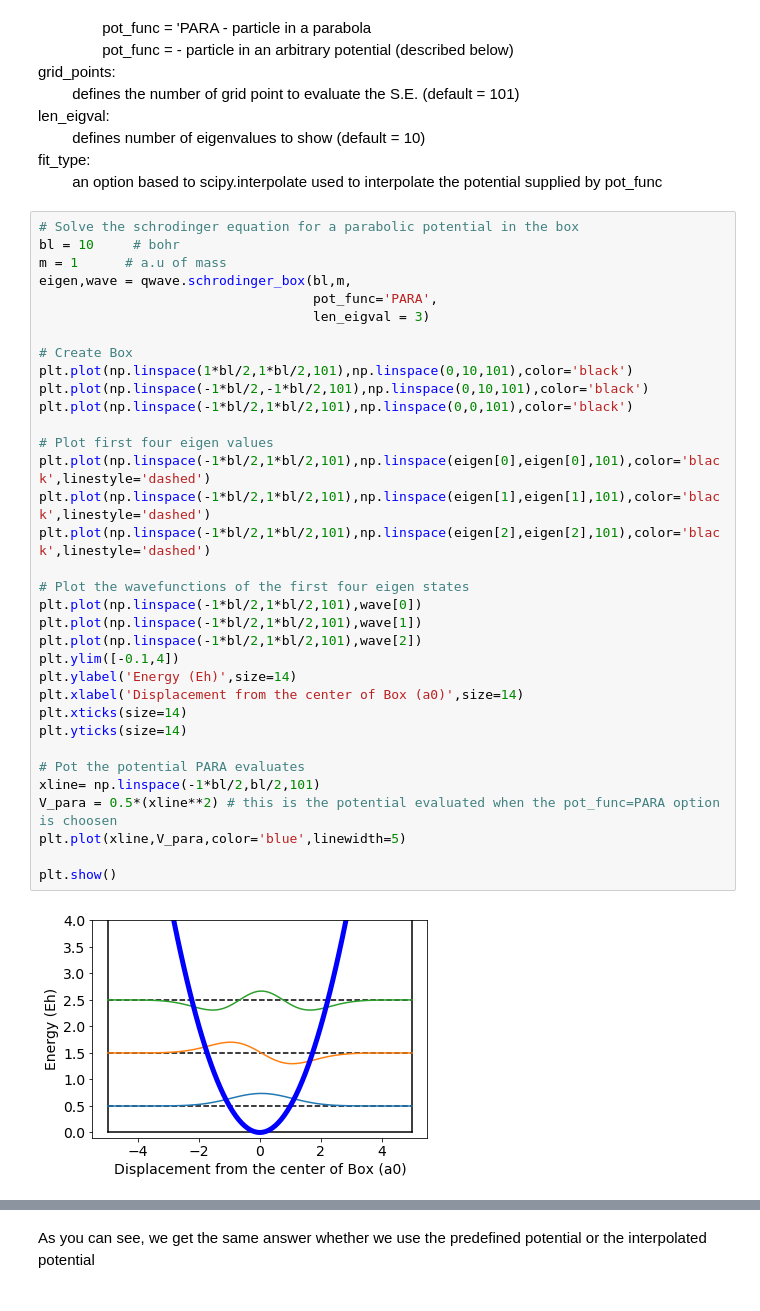
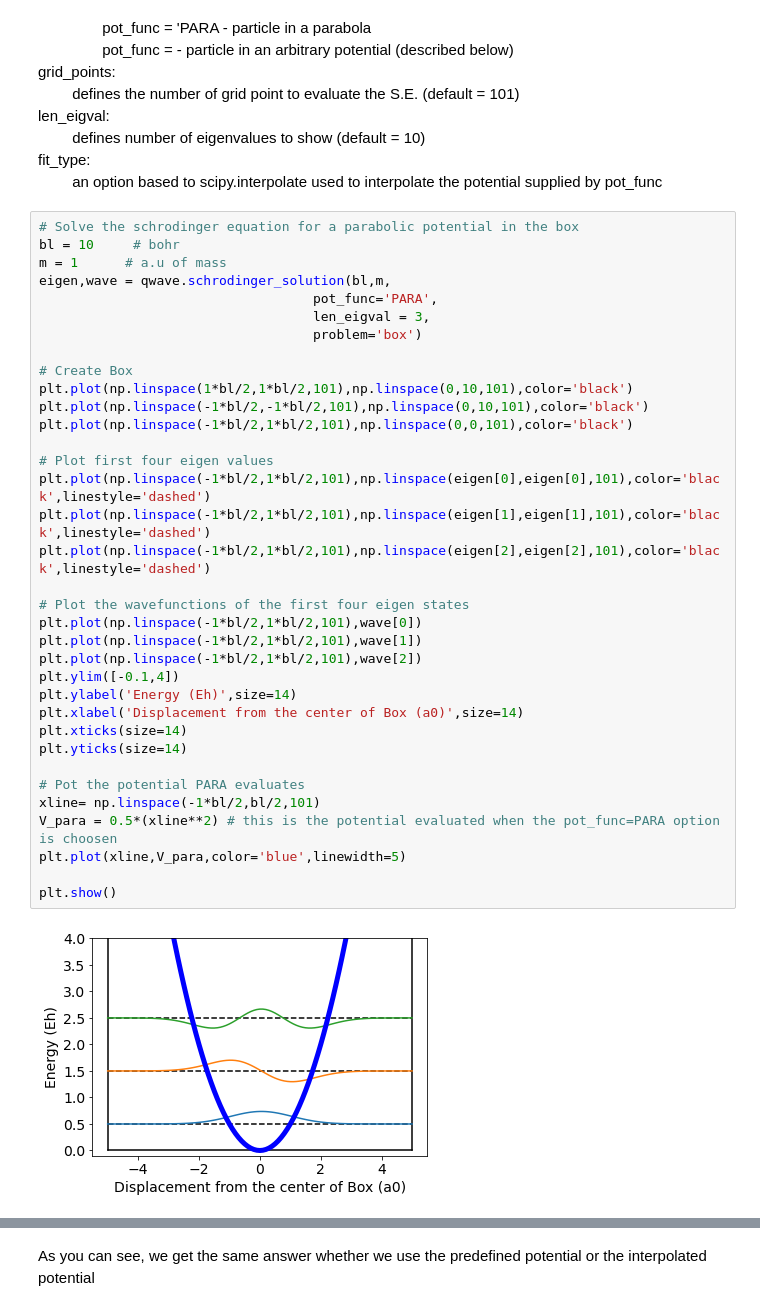
Before and after one commit to cwaitt/QWavE, a Jupyter notebook: examples/Introduction - Basic usage of QWavE.ipynb, the cells around one changed output, grey strips where cells are left out. Drawn from its saved outputs; the diff is of its cells as text.

Commit message:
renaming, regrouping of schrodinger solution func

```diff
--- a/examples/Introduction - Basic usage of QWavE.ipynb
+++ b/examples/Introduction - Basic usage of QWavE.ipynb
@@ -111,36 +112,37 @@ schrodinger_box has a total of 6 parameters it can take:
 # Solve the schrodinger equation for a parabolic potential in the box
 bl = 10     # bohr
 m = 1      # a.u of mass
-eigen,wave = qwave.schrodinger_box(bl,m,
+eigen,wave = qwave.schrodinger_solution(bl,m,
                                    pot_func='PARA',
-                                   len_eigval = 3)
+                                   len_eigval = 3,
+                                   problem='box')
 
 # Create Box
 plt.plot(np.linspace(1*bl/2,1*bl/2,101),np.linspace(0,10,101),color='black')
 plt.plot(np.linspace(-1*bl/2,-1*bl/2,101),np.linspace(0,10,101),color='black')
 plt.plot(np.linspace(-1*bl/2,1*bl/2,101),np.linspace(0,0,101),color='black')
 
 # Plot first four eigen values
 plt.plot(np.linspace(-1*bl/2,1*bl/2,101),np.linspace(eigen[0],eigen[0],101),color='black',linestyle='dashed')
 plt.plot(np.linspace(-1*bl/2,1*bl/2,101),np.linspace(eigen[1],eigen[1],101),color='black',linestyle='dashed')
 plt.plot(np.linspace(-1*bl/2,1*bl/2,101),np.linspace(eigen[2],eigen[2],101),color='black',linestyle='dashed')
 
 # Plot the wavefunctions of the first four eigen states
 plt.plot(np.linspace(-1*bl/2,1*bl/2,101),wave[0])
 plt.plot(np.linspace(-1*bl/2,1*bl/2,101),wave[1])
 plt.plot(np.linspace(-1*bl/2,1*bl/2,101),wave[2])
 plt.ylim([-0.1,4])
 plt.ylabel('Energy (Eh)',size=14)
 plt.xlabel('Displacement from the center of Box (a0)',size=14)
 plt.xticks(size=14)
 plt.yticks(size=14)
 
 # Pot the potential PARA evaluates
 xline= np.linspace(-1*bl/2,bl/2,101)
 V_para = 0.5*(xline**2) # this is the potential evaluated when the pot_func=PARA option is choosen
 plt.plot(xline,V_para,color='blue',linewidth=5)
 
 plt.show()
 # %% [output]
-[figure, old version]
+[figure, new version]
 # %% [markdown]
```
Also changed, not shown: parts of 11 cells of this notebook, 6 other files.
